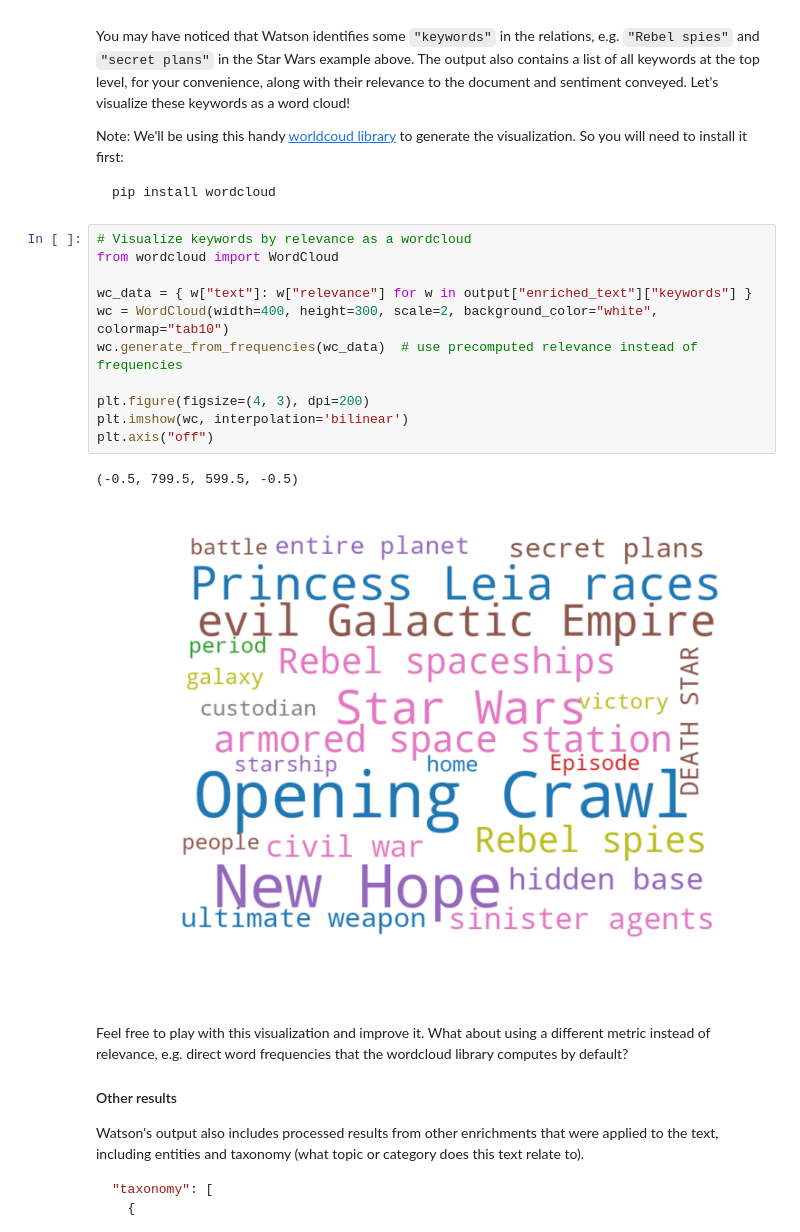
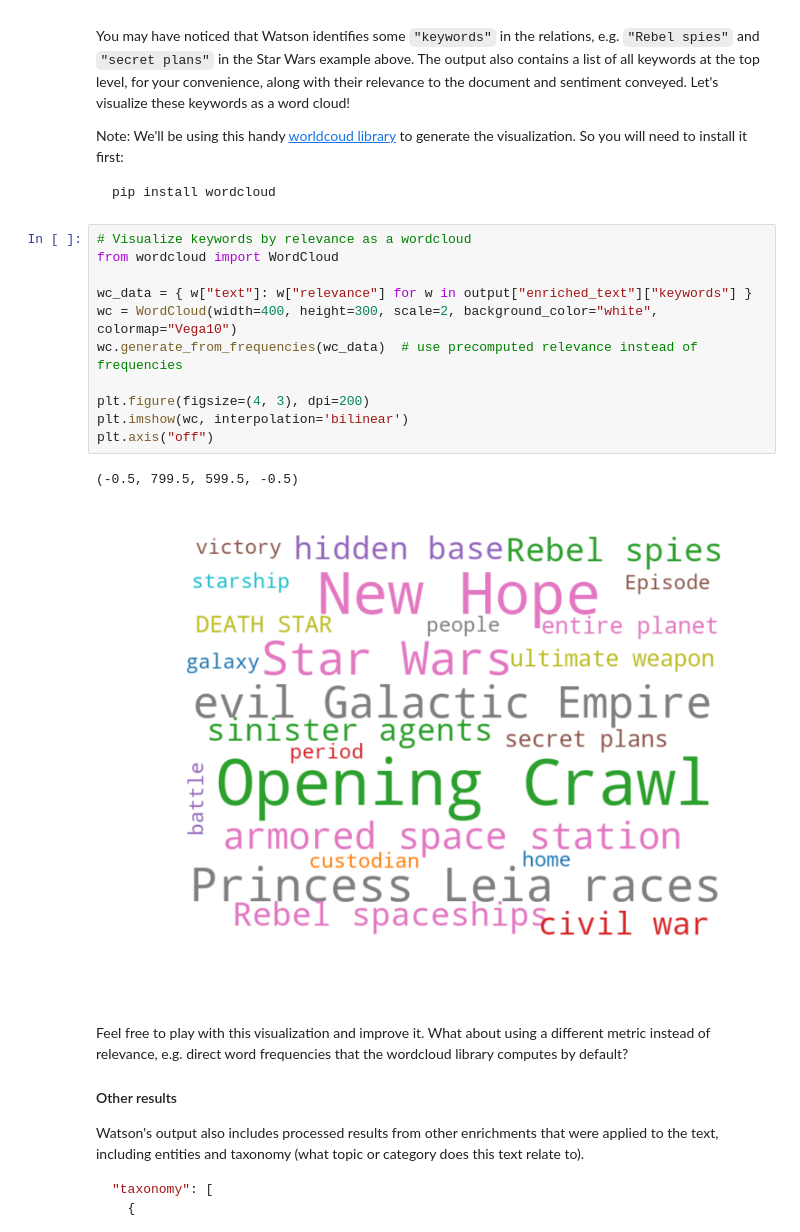
Before and after one commit to jotavaladouro/aind, a Jupyter notebook: AIND-NLP-Bookworm/bookworm.ipynb, the cells around one changed output. Saved outputs shown, nothing was run; the diff lists cells and outputs as text.

```diff
--- a/AIND-NLP-Bookworm/bookworm.ipynb
+++ b/AIND-NLP-Bookworm/bookworm.ipynb
@@ -323,17 +323,17 @@ pip install wordcloud
 # %%
 # Visualize keywords by relevance as a wordcloud
 from wordcloud import WordCloud
 
 wc_data = { w["text"]: w["relevance"] for w in output["enriched_text"]["keywords"] }
-wc = WordCloud(width=400, height=300, scale=2, background_color="white", colormap="tab10")
+wc = WordCloud(width=400, height=300, scale=2, background_color="white", colormap="Vega10")
 wc.generate_from_frequencies(wc_data)  # use precomputed relevance instead of frequencies
 
 plt.figure(figsize=(4, 3), dpi=200)
 plt.imshow(wc, interpolation='bilinear')
 plt.axis("off")
 # %% [output]
 (-0.5, 799.5, 599.5, -0.5)
-[figure, old version]
+[figure, new version]
 # %% [markdown]
 Feel free to play with this visualization and improve it. What about using a different metric instead of relevance, e.g. direct word frequencies that the wordcloud library computes by default?
 
```
Also changed, not shown: parts of 11 cells of this notebook.
